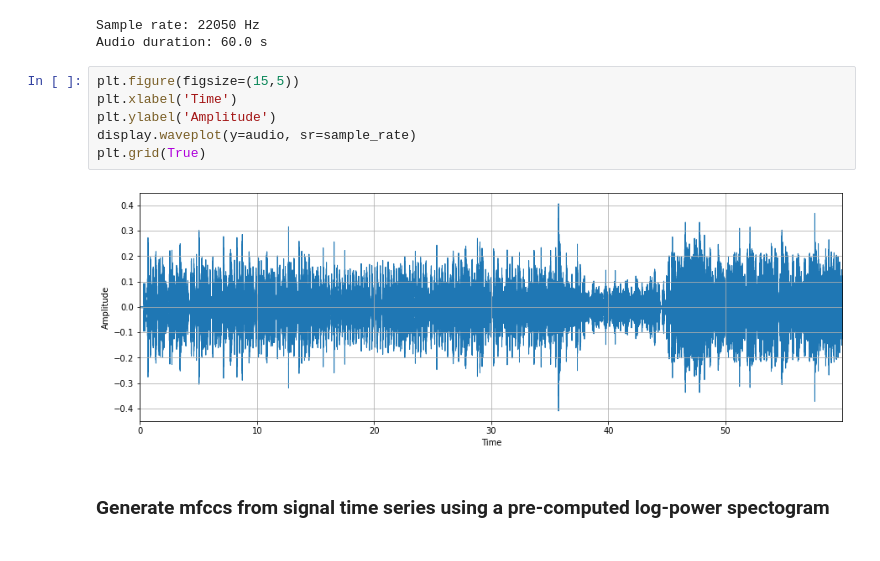
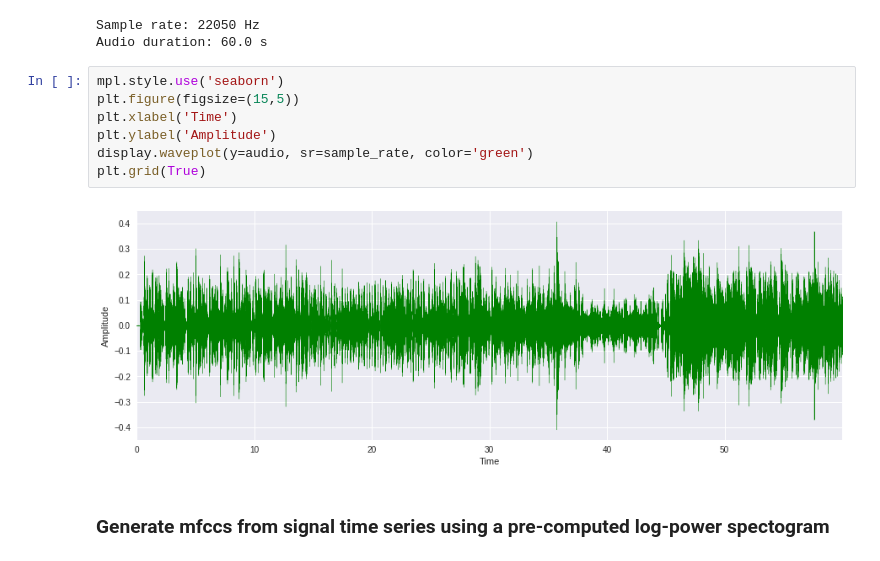
Before and after one commit to triabokon/signal-processing, a Jupyter notebook: lab2/mfcc_implementation.ipynb, the cells around one changed output. Saved outputs shown, nothing was run; the diff lists cells and outputs as text.

```diff
--- a/lab2/mfcc_implementation.ipynb
+++ b/lab2/mfcc_implementation.ipynb
@@ -16,13 +17,14 @@ print("Audio duration: {0} s".format(len(audio) / sample_rate))
 Sample rate: 22050 Hz
 Audio duration: 60.0 s
 # %%
+mpl.style.use('seaborn')
 plt.figure(figsize=(15,5))
 plt.xlabel('Time')
 plt.ylabel('Amplitude')
-display.waveplot(y=audio, sr=sample_rate)
+display.waveplot(y=audio, sr=sample_rate, color='green')
 plt.grid(True)
 # %% [output]
-[figure, old version]
+[figure, new version]
 # %% [markdown]
 ### Generate mfccs from signal time series using a pre-computed log-power spectogram
 # %%
```
Also changed, not shown: parts of 2 cells of this notebook.
